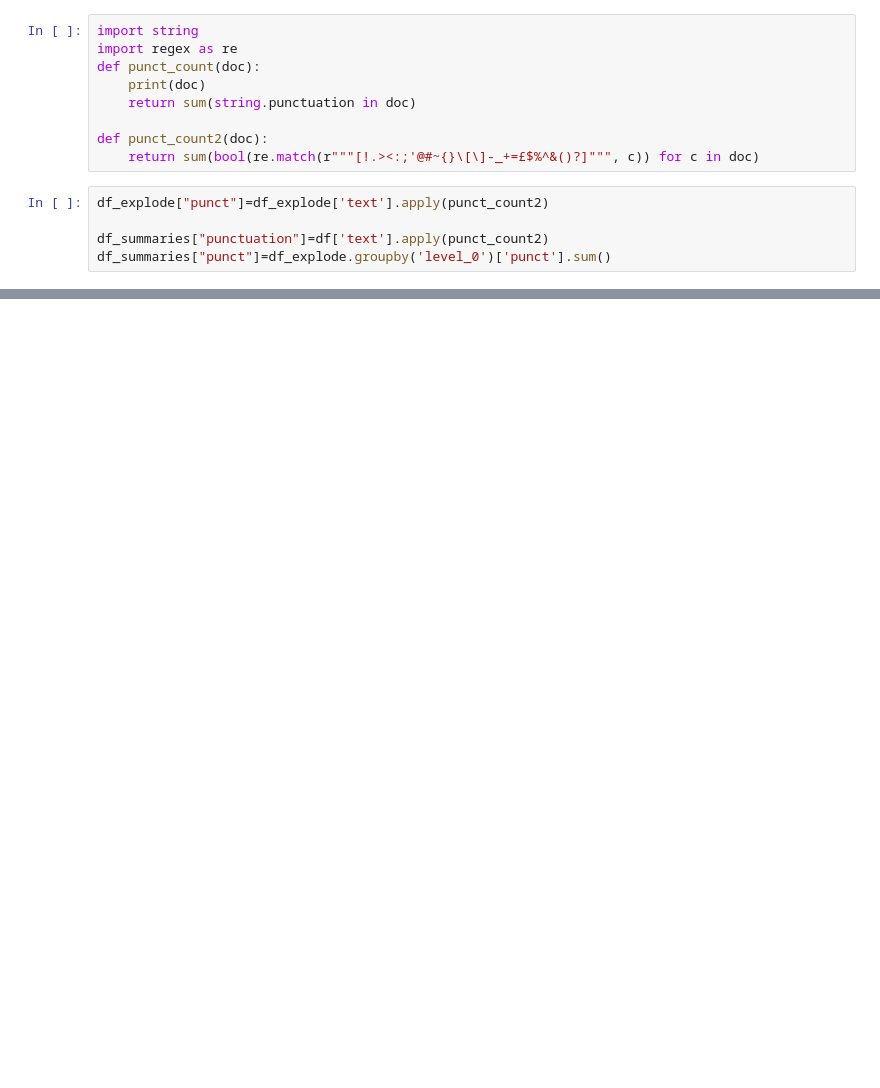
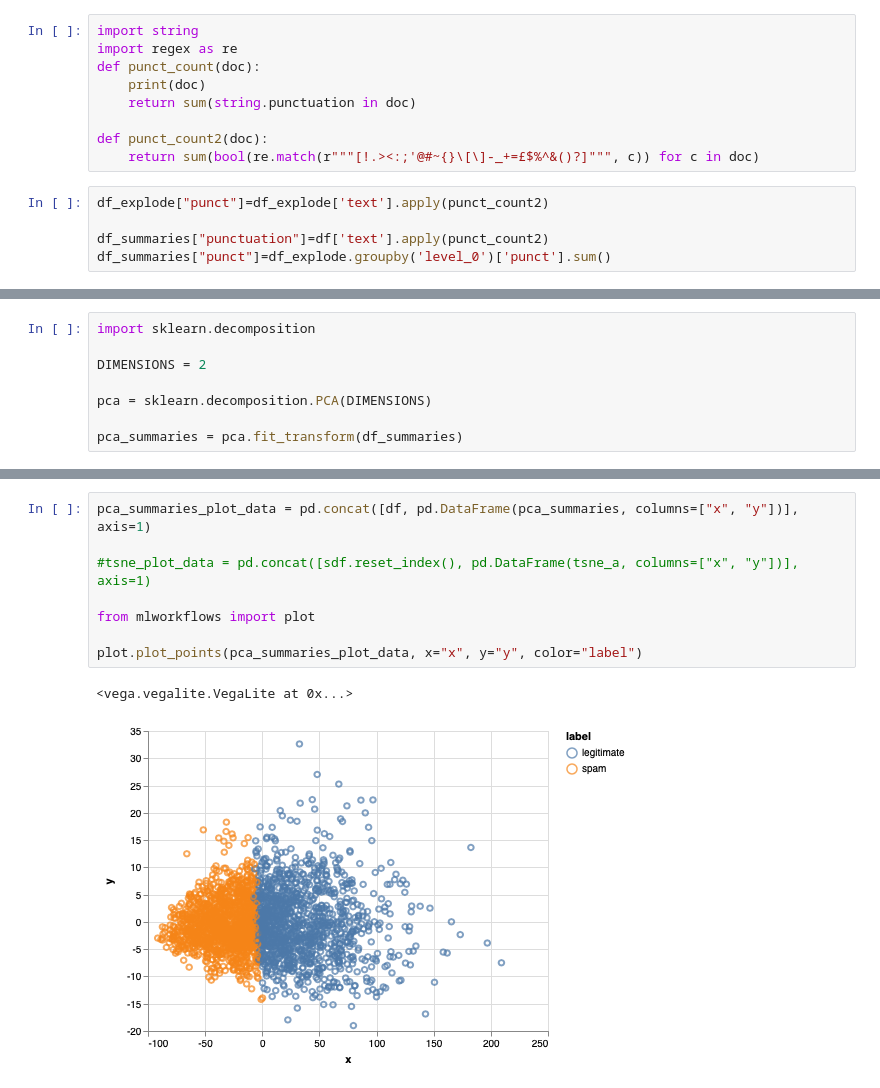
Before and after one commit to willb/openshift-ml-workflows-workshop, a Jupyter notebook: 02a-feature-engineering.ipynb, the cells around one changed output, grey strips where cells are left out. Drawn from its saved outputs; the diff is of its cells as text; blank space fills up the shorter version.

Commit message:
added plotting

```diff
--- a/02a-feature-engineering.ipynb
+++ b/02a-feature-engineering.ipynb
@@ -253,0 +231,8 @@ df["text"][3634]
+# %%
+import sklearn.decomposition
+
+DIMENSIONS = 2
+
+pca = sklearn.decomposition.PCA(DIMENSIONS)
+
+pca_summaries = pca.fit_transform(df_summaries)
@@ -253,0 +249,11 @@ df["text"][3634]
+# %%
+pca_summaries_plot_data = pd.concat([df, pd.DataFrame(pca_summaries, columns=["x", "y"])], axis=1)
+
+#tsne_plot_data = pd.concat([sdf.reset_index(), pd.DataFrame(tsne_a, columns=["x", "y"])], axis=1)
+
+from mlworkflows import plot
+
+plot.plot_points(pca_summaries_plot_data, x="x", y="y", color="label")
+# %% [output]
+<vega.vegalite.VegaLite at 0x...>
+[figure, added]
```
Also changed, not shown: parts of 13 cells of this notebook.
